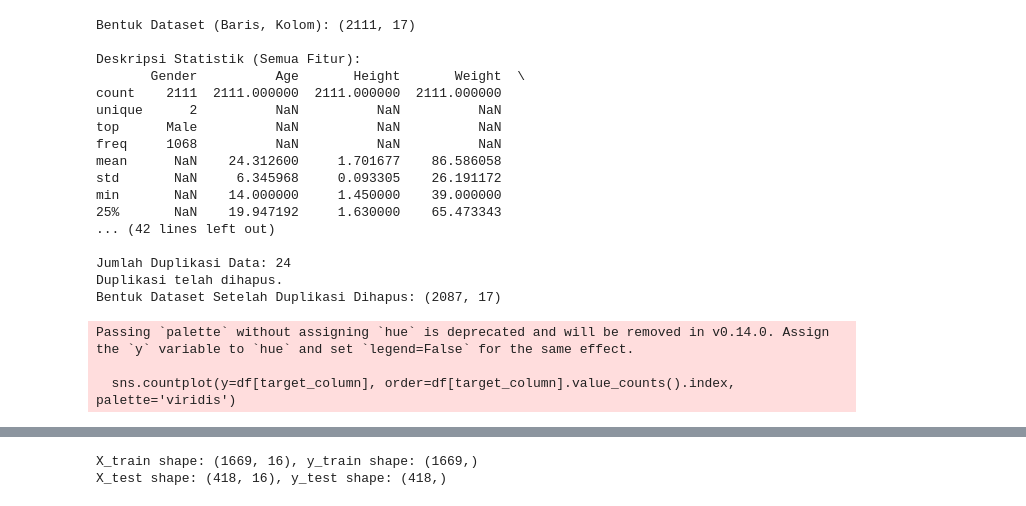
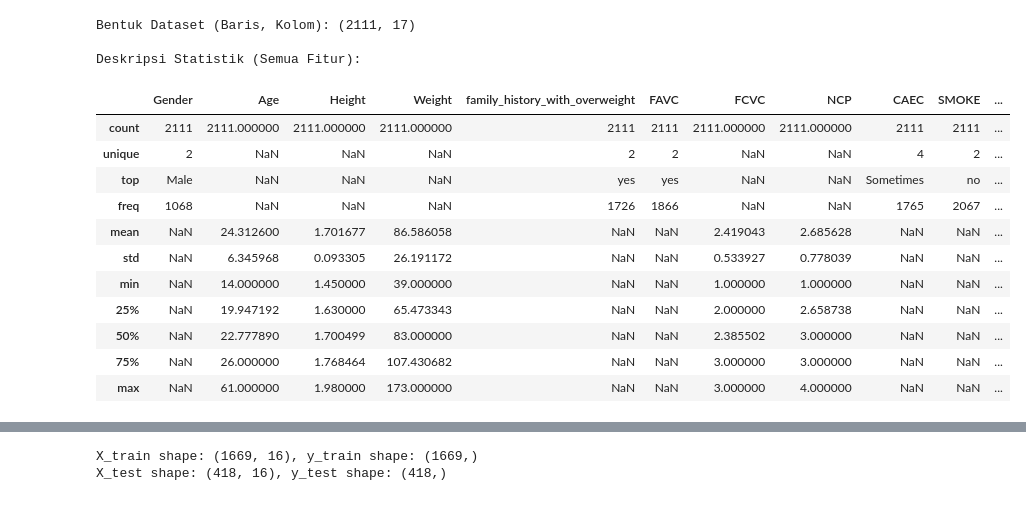
Before and after one commit to ElloRabyndra/Obesity-Rate-Prediction, a Jupyter notebook: model/model.ipynb, the cells around one changed output, grey strips where cells are left out. Saved outputs shown, nothing was run; the diff lists cells and outputs as text; code cells hidden in the pictures.

```diff
--- a/model/model.ipynb
+++ b/model/model.ipynb
@@ -42,75 +53,23 @@ memory usage: 280.5+ KB
 # %%
 # Cek bentuk dataset
 print("\nBentuk Dataset (Baris, Kolom):", df.shape)
 
 # Cek deskripsi statistik
 print("\nDeskripsi Statistik (Semua Fitur):")
-print(df.describe(include='all'))
-
-# Cek duplikasi data
-duplicates = df.duplicated().sum()
-print(f"\nJumlah Duplikasi Data: {duplicates}")
-if duplicates > 0:
-    df = df.drop_duplicates().reset_index(drop=True)
-    print("Duplikasi telah dihapus.")
-    print("Bentuk Dataset Setelah Duplikasi Dihapus:", df.shape)
-
-# Identifikasi fitur numerik dan kategorikal
-numeric_features = ['Age', 'Height', 'Weight', 'FCVC', 'NCP', 'CH2O', 'FAF', 'TUE']
-categorical_features = ['Gender', 'family_history_with_overweight', 'FAVC', 'CAEC', 'SMOKE', 'SCC', 'CALC', 'MTRANS']
-target_column = 'NObeyesdad'
-
-# Visualisasi 1: Histogram untuk semua fitur numerik
-# Grafik telah disimpan sebagai 'histograms_numeric_features.png'
-plt.figure(figsize=(15, 10))
-for i, col in enumerate(numeric_features):
-    plt.subplot(3, 3, i + 1)
-    sns.histplot(df[col], kde=True)
-    plt.title(f'Histogram Fitur: {col}')
-    plt.xlabel(col)
-    plt.ylabel('Frekuensi')
-plt.tight_layout()
-plt.savefig('histograms_numeric_features.png')
-plt.close()
-
-# Visualisasi 2: Countplot untuk target
-# Grafik telah disimpan sebagai 'countplot_target.png'
-plt.figure(figsize=(10, 6))
-sns.countplot(y=df[target_column], order=df[target_column].value_counts().index, palette='viridis')
-plt.title(f'Countplot untuk Target: {target_column}')
-plt.xlabel('Jumlah')
-plt.ylabel('Tingkat Obesitas')
-plt.tight_layout()
-plt.savefig('countplot_target.png')
-plt.close()
-
-# Cek korelasi antar fitur numerik (heatmap)
-# Grafik telah disimpan sebagai 'heatmap_correlation_numeric.png'
-correlation_matrix = df[numeric_features].corr()
-plt.figure(figsize=(10, 8))
-sns.heatmap(correlation_matrix, annot=True, cmap='coolwarm', fmt=".2f", linewidths=.5)
-plt.title('Korelasi Antar Fitur Numerik')
-plt.tight_layout()
-plt.savefig('heatmap_correlation_numeric.png')
-plt.close()
+df.describe(include='all')
 # %% [output]
 Bentuk Dataset (Baris, Kolom): (2111, 17)
 
 Deskripsi Statistik (Semua Fitur):
-       Gender          Age       Height       Weight  \
-count    2111  2111.000000  2111.000000  2111.000000
-unique      2          NaN          NaN          NaN
-top      Male          NaN          NaN          NaN
-freq     1068          NaN          NaN          NaN
-mean      NaN    24.312600     1.701677    86.586058
-std       NaN     6.345968     0.093305    26.191172
-min       NaN    14.000000     1.450000    39.000000
-25%       NaN    19.947192     1.630000    65.473343
-... (42 lines left out)
-
-Jumlah Duplikasi Data: 24
-Duplikasi telah dihapus.
-Bentuk Dataset Setelah Duplikasi Dihapus: (2087, 17)
-Passing `palette` without assigning `hue` is deprecated and will be removed in v0.14.0. Assign the `y` variable to `hue` and set `legend=False` for the same effect.
-
-  sns.countplot(y=df[target_column], order=df[target_column].value_counts().index, palette='viridis')
+|  | Gender | Age | Height | Weight | family_history_with_overweight | FAVC | FCVC | NCP | CAEC | SMOKE | ... |
+| count | 2111 | 2111.000000 | 2111.000000 | 2111.000000 | 2111 | 2111 | 2111.000000 | 2111.000000 | 2111 | 2111 | ... |
+| unique | 2 | NaN | NaN | NaN | 2 | 2 | NaN | NaN | 4 | 2 | ... |
+| top | Male | NaN | NaN | NaN | yes | yes | NaN | NaN | Sometimes | no | ... |
+| freq | 1068 | NaN | NaN | NaN | 1726 | 1866 | NaN | NaN | 1765 | 2067 | ... |
+| mean | NaN | 24.312600 | 1.701677 | 86.586058 | NaN | NaN | 2.419043 | 2.685628 | NaN | NaN | ... |
+| std | NaN | 6.345968 | 0.093305 | 26.191172 | NaN | NaN | 0.533927 | 0.778039 | NaN | NaN | ... |
+| min | NaN | 14.000000 | 1.450000 | 39.000000 | NaN | NaN | 1.000000 | 1.000000 | NaN | NaN | ... |
+| 25% | NaN | 19.947192 | 1.630000 | 65.473343 | NaN | NaN | 2.000000 | 2.658738 | NaN | NaN | ... |
+| 50% | NaN | 22.777890 | 1.700499 | 83.000000 | NaN | NaN | 2.385502 | 3.000000 | NaN | NaN | ... |
+| 75% | NaN | 26.000000 | 1.768464 | 107.430682 | NaN | NaN | 3.000000 | 3.000000 | NaN | NaN | ... |
+| max | NaN | 61.000000 | 1.980000 | 173.000000 | NaN | NaN | 3.000000 | 4.000000 | NaN | NaN | ... |
```
Also changed, not shown: parts of 5 cells of this notebook.
